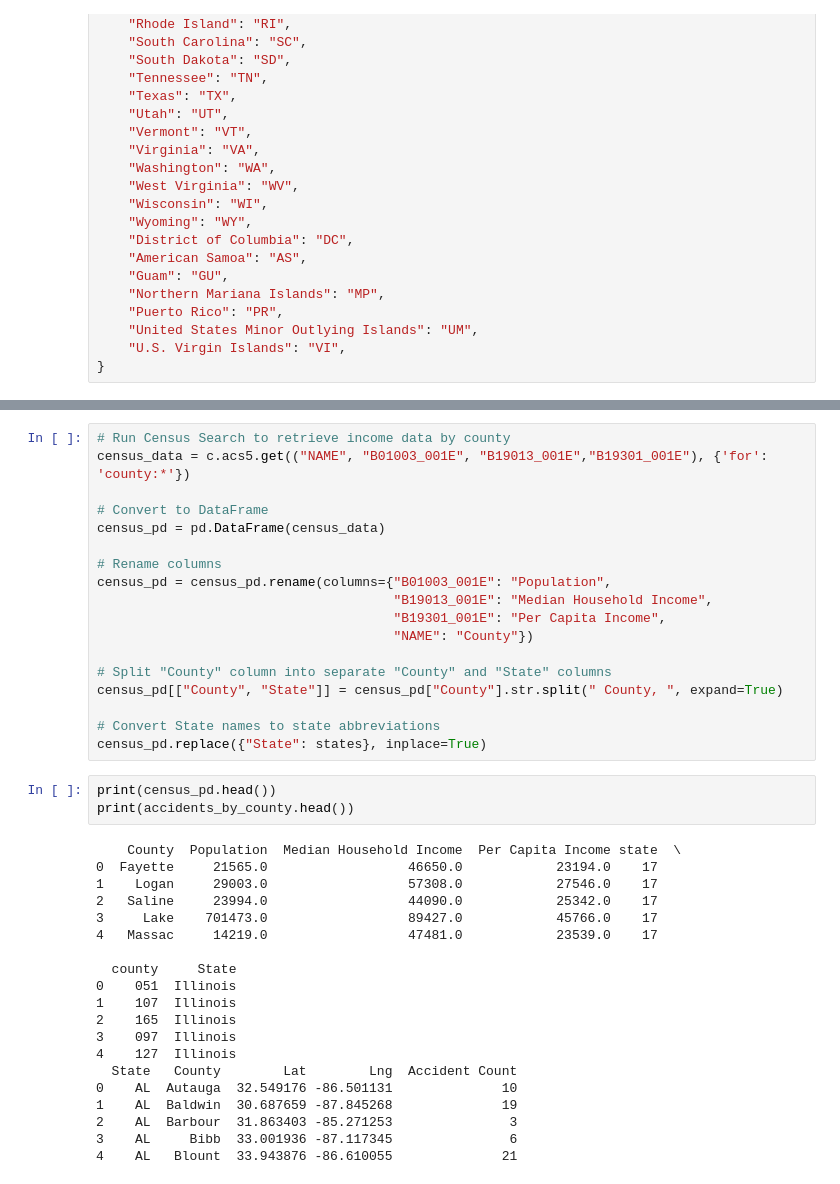
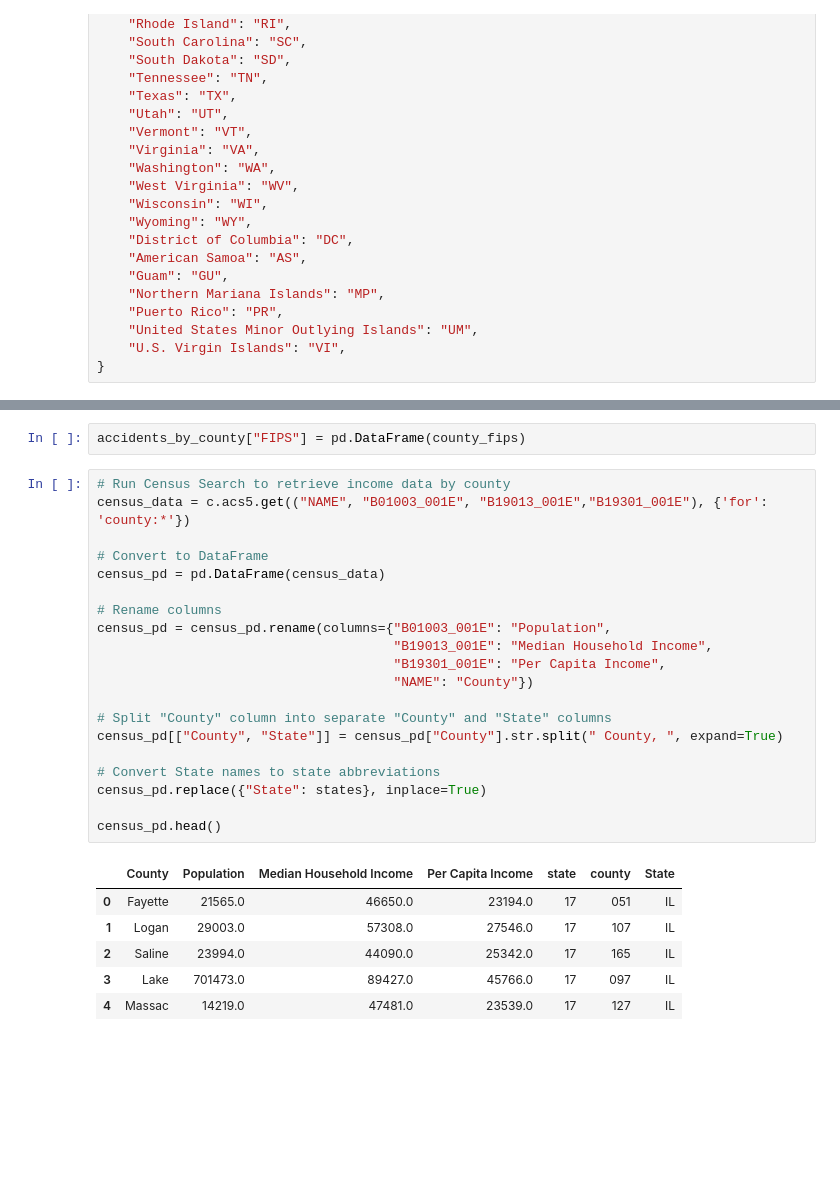
Before and after one commit to T1me2/TeamAmazing2, a Jupyter notebook: glen_project1.ipynb, the cells around one changed output, grey strips where cells are left out. Cells and saved outputs as stored; diff of their text form; blank space fills up the shorter version.

```diff
--- a/glen_project1.ipynb
+++ b/glen_project1.ipynb
@@ -207,44 +252,32 @@ states = {
+# %%
+accidents_by_county["FIPS"] = pd.DataFrame(county_fips)
 # %%
 # Run Census Search to retrieve income data by county
 census_data = c.acs5.get(("NAME", "B01003_001E", "B19013_001E","B19301_001E"), {'for': 'county:*'})
 
 # Convert to DataFrame
 census_pd = pd.DataFrame(census_data)
 
 # Rename columns
 census_pd = census_pd.rename(columns={"B01003_001E": "Population",
                                       "B19013_001E": "Median Household Income",
                                       "B19301_001E": "Per Capita Income",
                                       "NAME": "County"})
 
 # Split "County" column into separate "County" and "State" columns
 census_pd[["County", "State"]] = census_pd["County"].str.split(" County, ", expand=True)
 
 # Convert State names to state abbreviations
 census_pd.replace({"State": states}, inplace=True)
+
+census_pd.head()
+# %% [output]
+|  | County | Population | Median Household Income | Per Capita Income | state | county | State |
+| 0 | Fayette | 21565.0 | 46650.0 | 23194.0 | 17 | 051 | IL |
+| 1 | Logan | 29003.0 | 57308.0 | 27546.0 | 17 | 107 | IL |
+| 2 | Saline | 23994.0 | 44090.0 | 25342.0 | 17 | 165 | IL |
+| 3 | Lake | 701473.0 | 89427.0 | 45766.0 | 17 | 097 | IL |
+| 4 | Massac | 14219.0 | 47481.0 | 23539.0 | 17 | 127 | IL |
-# %%
-print(census_pd.head())
-print(accidents_by_county.head())
-# %% [output]
-    County  Population  Median Household Income  Per Capita Income state  \
-0  Fayette     21565.0                  46650.0            23194.0    17
-1    Logan     29003.0                  57308.0            27546.0    17
-2   Saline     23994.0                  44090.0            25342.0    17
-3     Lake    701473.0                  89427.0            45766.0    17
-4   Massac     14219.0                  47481.0            23539.0    17
-
-  county     State
-0    051  Illinois
-1    107  Illinois
-2    165  Illinois
-3    097  Illinois
-4    127  Illinois
-  State   County        Lat        Lng  Accident Count
-0    AL  Autauga  32.549176 -86.501131              10
-1    AL  Baldwin  30.687659 -87.845268              19
-2    AL  Barbour  31.863403 -85.271253               3
-3    AL     Bibb  33.001936 -87.117345               6
-4    AL   Blount  33.943876 -86.610055              21
 # %%
 # Merge census data with accident dataframe on State/County for counties listed in accidents_by_county dataframe
 accidents_census_df = pd.merge(accidents_by_county, census_pd, on=["State","County"], how="left")
```
Also changed, not shown: parts of 4 cells of this notebook.
